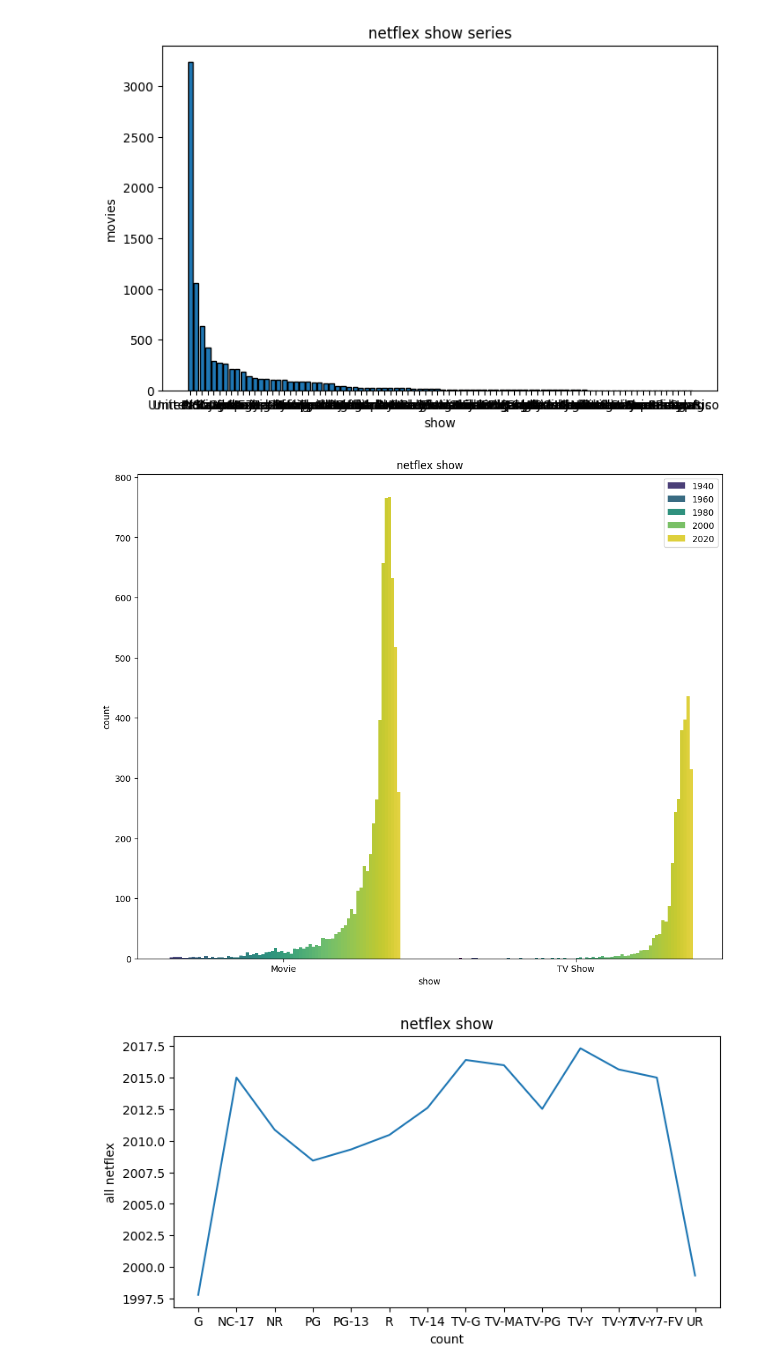
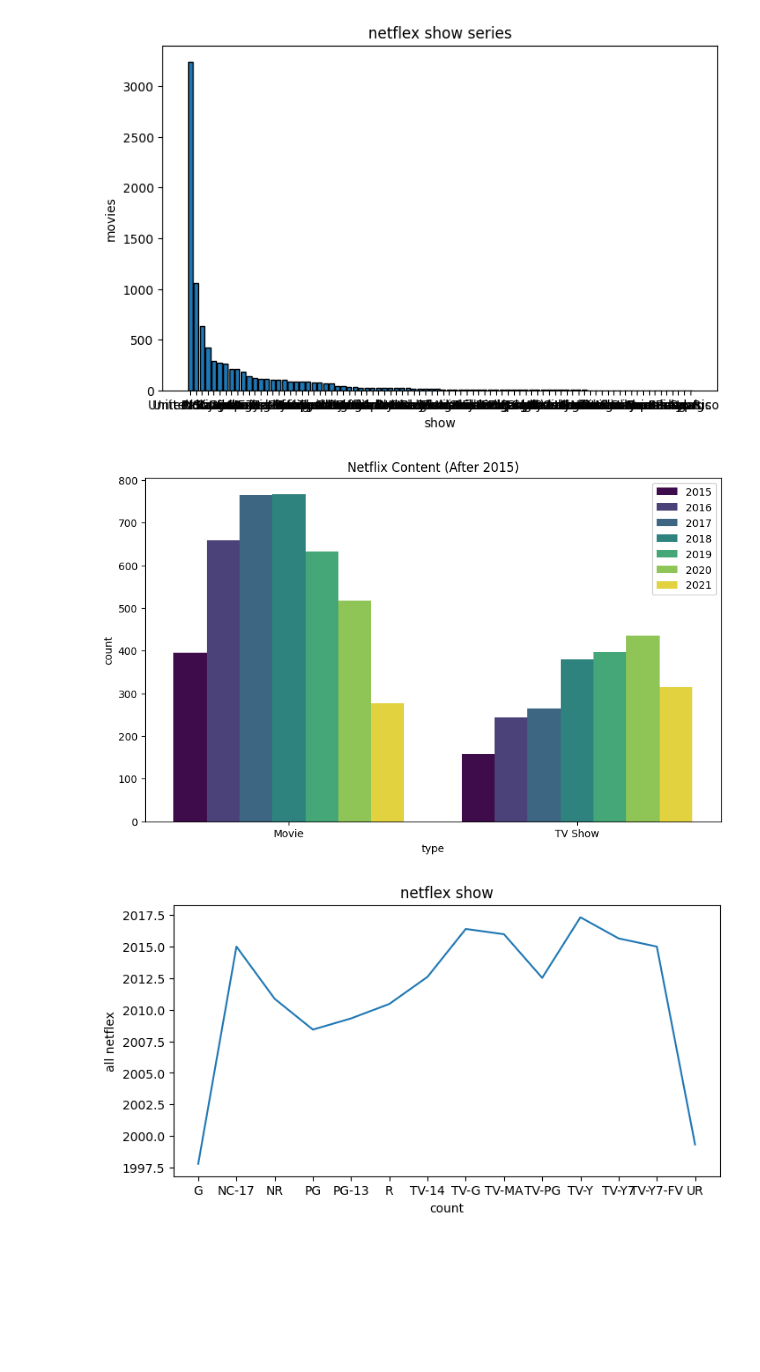
Before and after one commit to deorebhumika06/ai-projects, a Jupyter notebook: Netflix Data Analysis Project.ipynb, the cells around one changed output. Drawn from its saved outputs; the diff is of its cells as text; code cells hidden in the pictures; blank space fills up the shorter version.

```diff
--- a/Netflix Data Analysis Project.ipynb
+++ b/Netflix Data Analysis Project.ipynb
@@ -227,10 +214,10 @@ Name: count, Length: 86, dtype: int64
 # %%
-plt.figure(figsize=(12,10))
-sns.countplot(x='type',hue='release_year',data=df,palette='viridis')
+df_recent = df[df['release_year'] >= 2015]
+
+plt.figure(figsize=(10,6))
+sns.countplot(x='type', hue='release_year', data=df_recent, palette='viridis')
 plt.legend(bbox_to_anchor=(1,1))
-plt.title('netflex show')
-plt.xlabel('show')
-plt.ylabel('count')
+plt.title('Netflix Content (After 2015)')
 plt.show()
 # %% [output]
-[figure, old version]
+[figure, new version]
```
Also changed, not shown: parts of 15 cells of this notebook.
